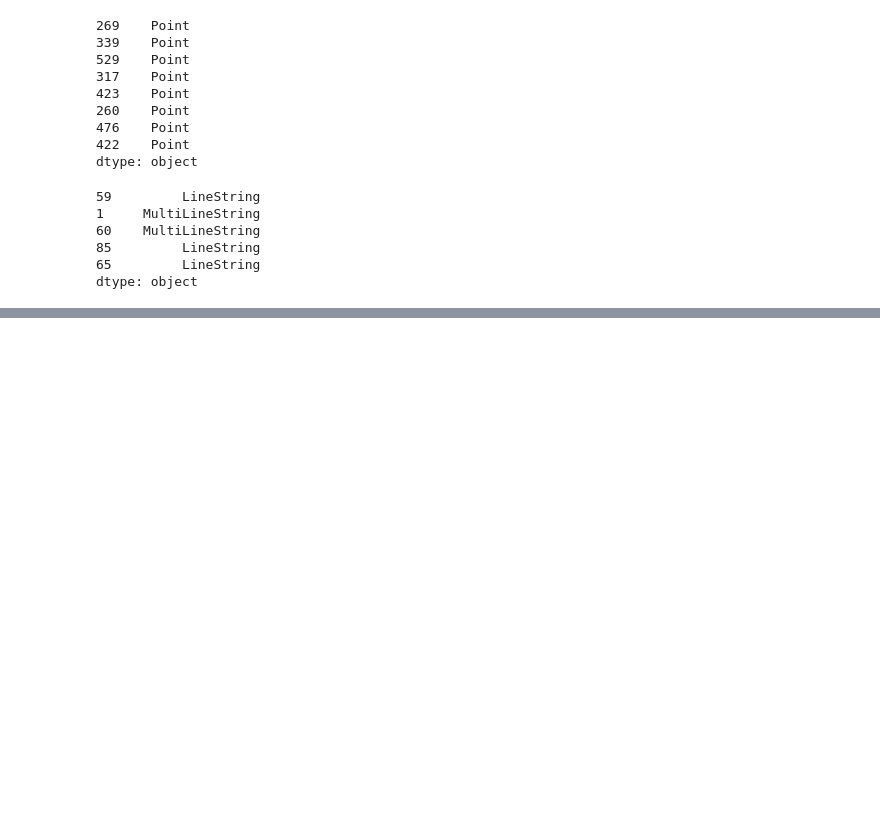
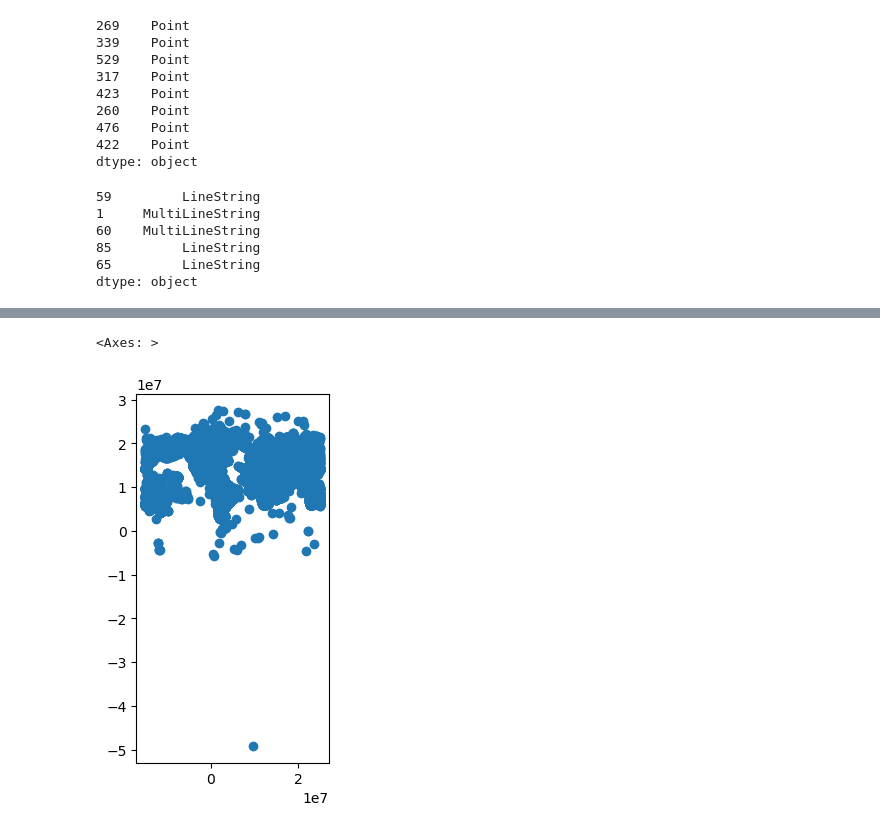
Before and after one commit to krlos20203563/ASIE_2024-1, a Jupyter notebook: Tarea_2.ipynb, the cells around one changed output, grey strips where cells are left out. Saved outputs shown, nothing was run; the diff lists cells and outputs as text; code cells hidden in the pictures; blank space fills up the shorter version.

```diff
--- a/Tarea_2.ipynb
+++ b/Tarea_2.ipynb
@@ -134,0 +309,10 @@ citiesPeru_clipped.to_file(os.path.join("data_TA2","maps","peru.gpkg"),layer='pe
+# %%
+geoairports_5641=geoairports.to_crs(5641)
+
+## then
+
+base = peru_5641.plot(color='white', edgecolor='black')
+geoairports_5641.plot(ax=base)
+# %% [output]
+<Axes: >
+[figure, added]
```
Also changed, not shown: parts of 26 cells of this notebook, 2 other files.
